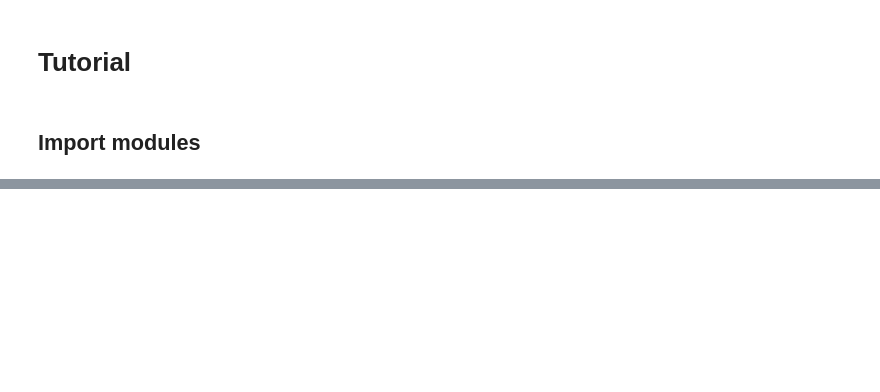
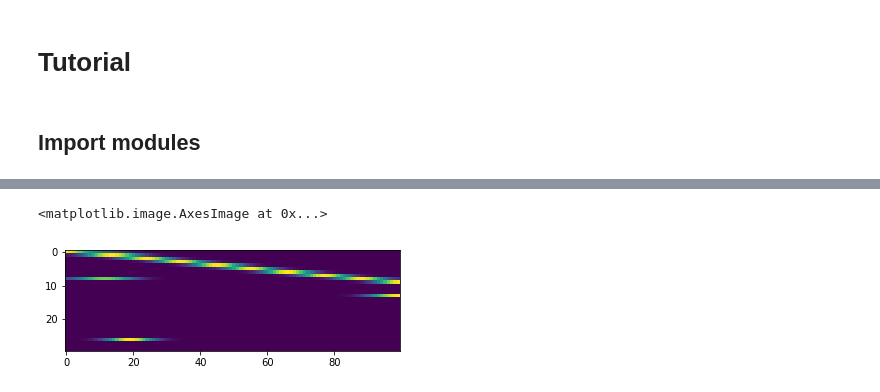
Before and after one commit to oist-ncbc/spykesim, a Jupyter notebook: docs/tutorial.ipynb, the cells around one changed output, grey strips where cells are left out. Cells and saved outputs as stored; diff of their text form; code cells hidden in the pictures; blank space fills up the shorter version.

```diff
--- a/docs/tutorial.ipynb
+++ b/docs/tutorial.ipynb
@@ -47,0 +88,5 @@ plt.imshow(es.simmat)
+# %%
+plt.imshow(es.profiles[1])
+# %% [output]
+<matplotlib.image.AxesImage at 0x...>
+[figure, added]
```
Also changed, not shown: parts of 17 cells of this notebook, 1 other file.
